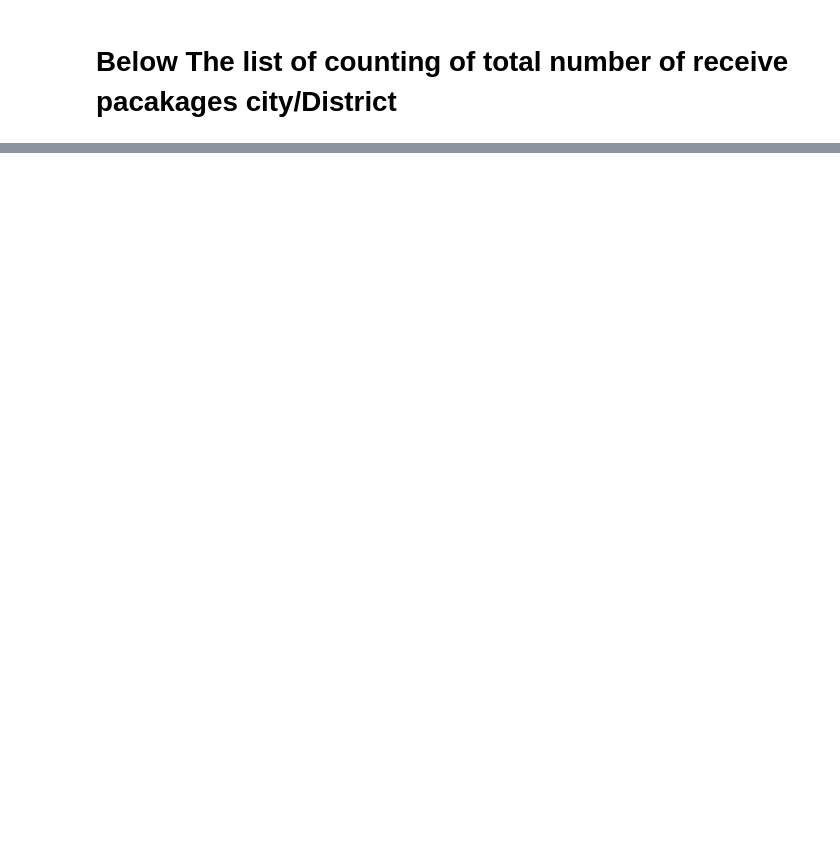
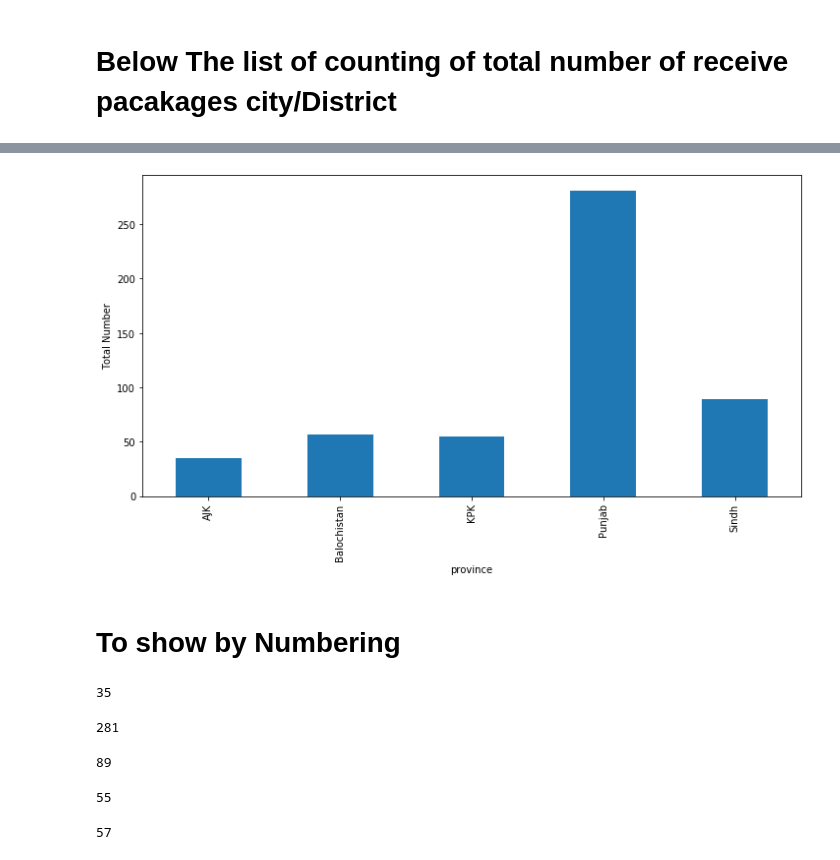
Before and after one commit to SheikhHamxa/Django-data-analysis-fyp-, a Jupyter notebook: # Data Anaylysis With Python Fyp CMS.ipynb, the cells around one changed output, grey strips where cells are left out. Cells and saved outputs as stored; diff of their text form; code cells hidden in the pictures; blank space fills up the shorter version.

```diff
--- a/# Data Anaylysis With Python Fyp CMS.ipynb
+++ b/# Data Anaylysis With Python Fyp CMS.ipynb
@@ -340,0 +289,36 @@ plt.ylim(0,)
+# %%
+plt.rcParams['figure.figsize']=(12,6)
+df_pkg_rates.groupby('to_province')['id'].nunique().plot(kind='bar')
+plt.xlabel('province')
+plt.ylabel('Total Number')
+figsize=(28,5)
+plt.show()
+# %% [output]
+[figure, added]
+# %% [markdown]
+# To show by Numbering
+# %%
+Ajk= df_pkg_rates.to_province.value_counts()['AJK']
+Ajk
+# %% [output]
+35
+# %%
+Punjab=df_pkg_rates.to_province.value_counts()['Punjab']
+Punjab
+# %% [output]
+281
+# %%
+Sindh=df_pkg_rates.to_province.value_counts()['Sindh']
+Sindh
+# %% [output]
+89
+# %%
+Kpk=df_pkg_rates.to_province.value_counts()['KPK']
+Kpk
+# %% [output]
+55
+# %%
+Baloch=df_pkg_rates.to_province.value_counts()['Balochistan']
+Baloch
+# %% [output]
+57
```
Also changed, not shown: parts of 215 cells of this notebook.
